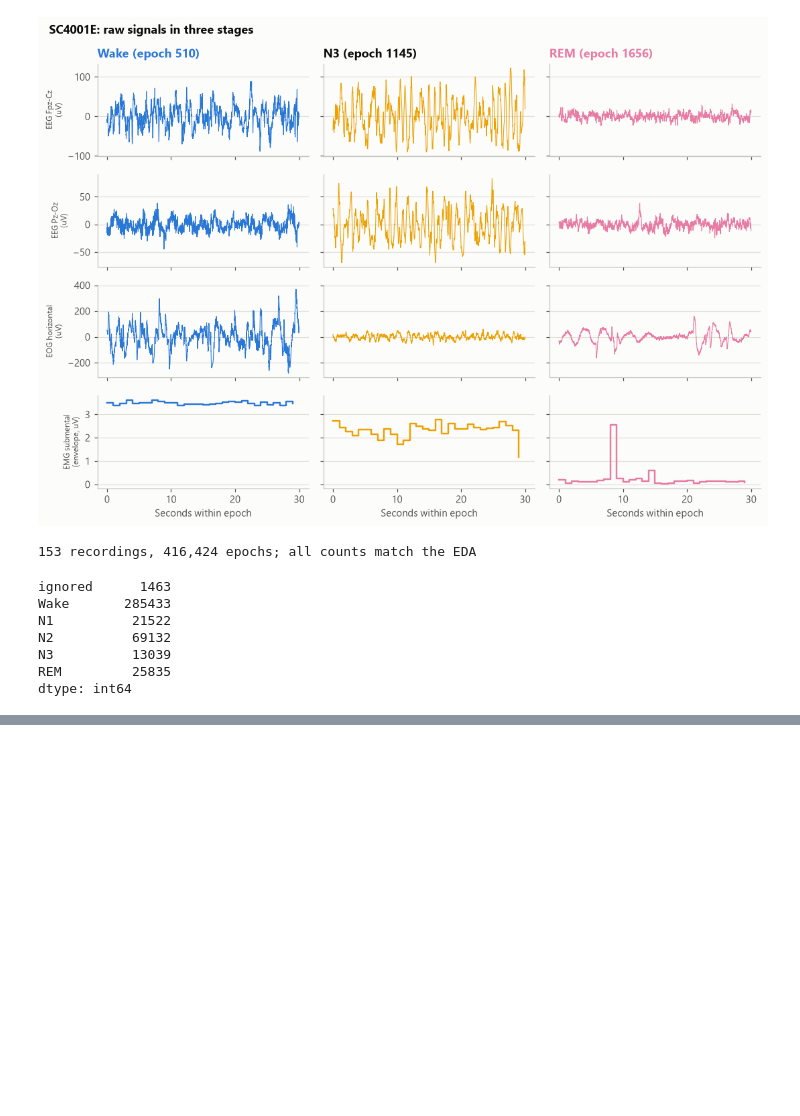
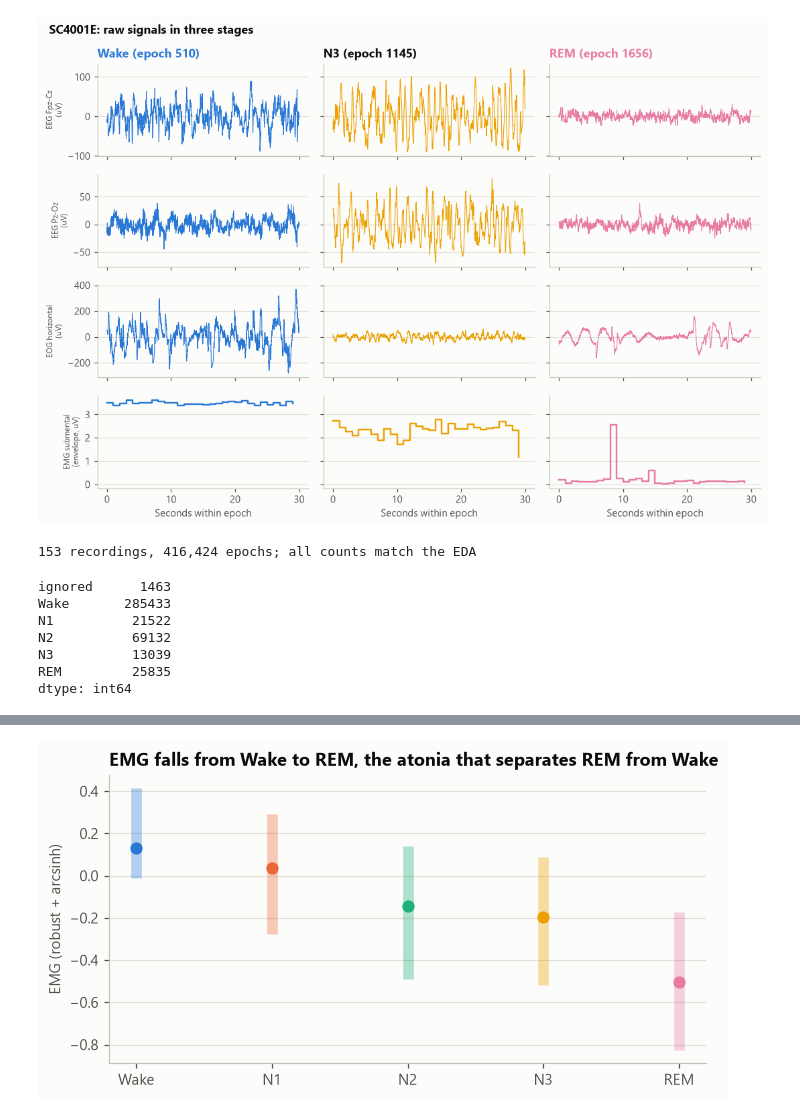
Before and after one commit to calvnvn/sleep-edfx, a Jupyter notebook: notebooks/02_preprocessing.ipynb, the cells around one changed output, grey strips where cells are left out. Saved outputs shown, nothing was run; the diff lists cells and outputs as text; code cells hidden in the pictures; blank space fills up the shorter version.

```diff
--- a/notebooks/02_preprocessing.ipynb
+++ b/notebooks/02_preprocessing.ipynb
@@ -225,0 +341,14 @@ dtype: int64
+# %%
+emg_win = {}                                           # rec -> (epochs, 30) EMG envelope inside the window
+for r in inventory.itertuples():
+    h = read_header(r.psg)
+    emg = read_signals(r.psg, h, {"EMG submental"})["EMG submental"]
+    a, b = windows[r.rec]
+    emg_win[r.rec] = emg[a * EPOCH_S: b * EPOCH_S].reshape(-1, EPOCH_S)
+
+pooled = np.concatenate([x.ravel() for x in emg_win.values()])
+med = np.array([np.median(x) for x in emg_win.values()])
+iqr = np.array([np.subtract(*np.percentile(x, [75, 25])) for x in emg_win.values()])
+print(f"negative values: {100 * (pooled < 0).mean():.1f}% of all EMG samples, "
+      f"in {sum((x < 0).any() for x in emg_win.values())} of {len(emg_win)} recordings")
+print(f"median per recording: {med.min():.2f} to {med.max():.2f}; IQR per recording: {iqr.min():.2f} to {iqr.max():.2f}")
@@ -225,0 +402,21 @@ dtype: int64
+# %%
+transform = CANDIDATES["robust + arcsinh"][0]
+by_stage = {s: [] for s in range(5)}
+for rec, x in emg_win.items():
+    z = transform(x.ravel()).reshape(x.shape).mean(axis=1)
+    for s in range(5):
+        by_stage[s].append(z[trimmed[rec] == s])
+by_stage = {s: np.concatenate(v) for s, v in by_stage.items()}
+
+fig, ax = plt.subplots(figsize=(7, 3.4))
+for s, name in enumerate(STAGES):
+    q1, q2, q3 = np.percentile(by_stage[s], [25, 50, 75])
+    ax.vlines(s, q1, q3, color=STAGE_COLORS[name], lw=7, alpha=0.35)
+    ax.plot(s, q2, "o", color=STAGE_COLORS[name], ms=7)
+ax.set_xticks(range(5), STAGES)
+ax.set_ylabel("EMG (robust + arcsinh)")
+ax.set_title("EMG falls from Wake to REM, the atonia that separates REM from Wake")
+fig.savefig(FIG_DIR / "02_emg_by_stage.png")
+plt.show()
+# %% [output]
+[figure, added]
```
Also changed, not shown: parts of 15 cells of this notebook, 8 other files.
